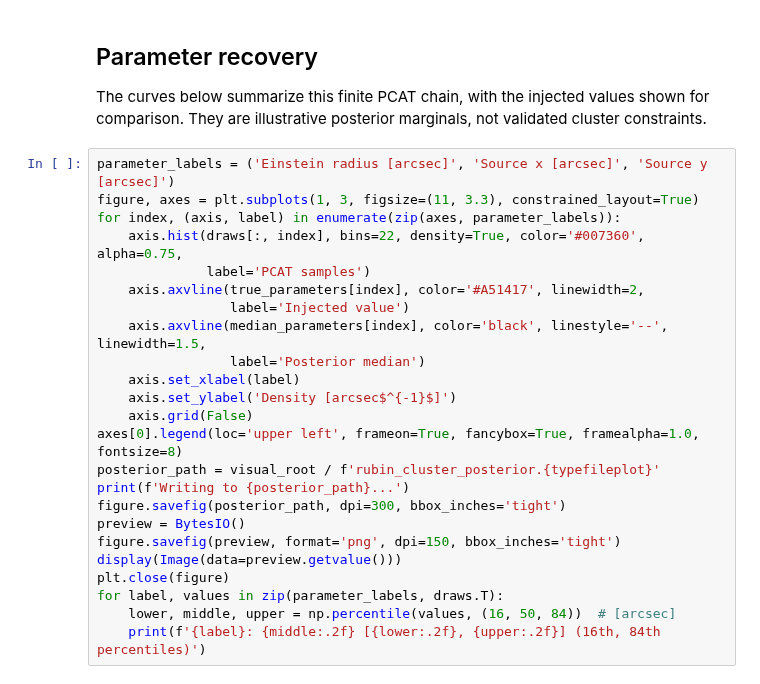
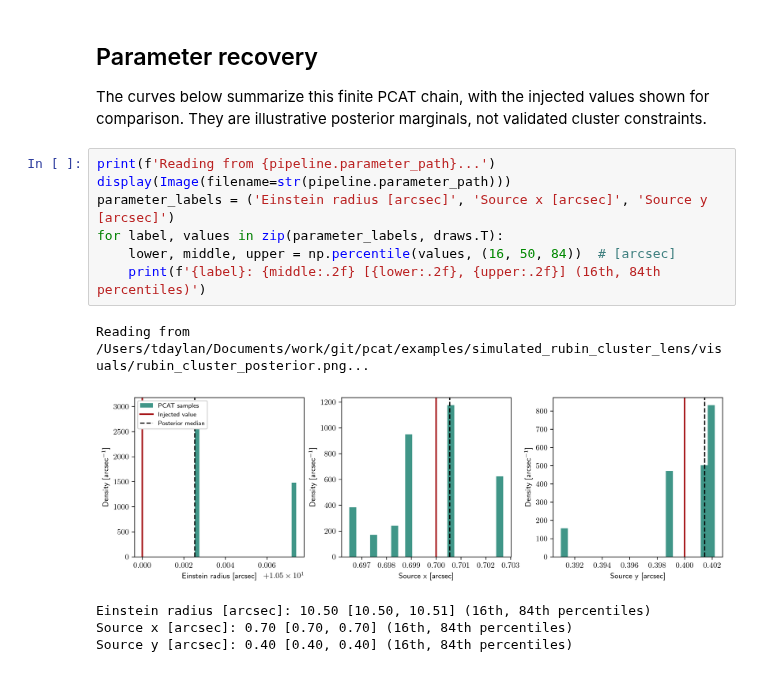
Before and after one commit to tansudaylan/pcat, a Jupyter notebook: examples/simulated_rubin_cluster_lens/simulated_rubin_cluster_lens.ipynb, the cells around one changed output. Cells and saved outputs as stored; diff of their text form.

```diff
--- a/examples/simulated_rubin_cluster_lens/simulated_rubin_cluster_lens.ipynb
+++ b/examples/simulated_rubin_cluster_lens/simulated_rubin_cluster_lens.ipynb
@@ -111,26 +85,15 @@ plt.close(figure)
 
 The curves below summarize this finite PCAT chain, with the injected values shown for comparison. They are illustrative posterior marginals, not validated cluster constraints.
 # %%
+print(f'Reading from {pipeline.parameter_path}...')
+display(Image(filename=str(pipeline.parameter_path)))
 parameter_labels = ('Einstein radius [arcsec]', 'Source x [arcsec]', 'Source y [arcsec]')
-figure, axes = plt.subplots(1, 3, figsize=(11, 3.3), constrained_layout=True)
-for index, (axis, label) in enumerate(zip(axes, parameter_labels)):
-    axis.hist(draws[:, index], bins=22, density=True, color='#007360', alpha=0.75,
-              label='PCAT samples')
-    axis.axvline(true_parameters[index], color='#A51417', linewidth=2,
-                 label='Injected value')
-    axis.axvline(median_parameters[index], color='black', linestyle='--', linewidth=1.5,
-                 label='Posterior median')
-    axis.set_xlabel(label)
-    axis.set_ylabel('Density [arcsec$^{-1}$]')
-    axis.grid(False)
-axes[0].legend(loc='upper left', frameon=True, fancybox=True, framealpha=1.0, fontsize=8)
-posterior_path = visual_root / f'rubin_cluster_posterior.{typefileplot}'
-print(f'Writing to {posterior_path}...')
-figure.savefig(posterior_path, dpi=300, bbox_inches='tight')
-preview = BytesIO()
-figure.savefig(preview, format='png', dpi=150, bbox_inches='tight')
-display(Image(data=preview.getvalue()))
-plt.close(figure)
 for label, values in zip(parameter_labels, draws.T):
     lower, middle, upper = np.percentile(values, (16, 50, 84))  # [arcsec]
     print(f'{label}: {middle:.2f} [{lower:.2f}, {upper:.2f}] (16th, 84th percentiles)')
+# %% [output]
+Reading from /Users/tdaylan/Documents/work/git/pcat/examples/simulated_rubin_cluster_lens/visuals/rubin_cluster_posterior.png...
+[figure, added]
+Einstein radius [arcsec]: 10.50 [10.50, 10.51] (16th, 84th percentiles)
+Source x [arcsec]: 0.70 [0.70, 0.70] (16th, 84th percentiles)
+Source y [arcsec]: 0.40 [0.40, 0.40] (16th, 84th percentiles)
```
Also changed, not shown: parts of 3 cells of this notebook, 28 other files.
